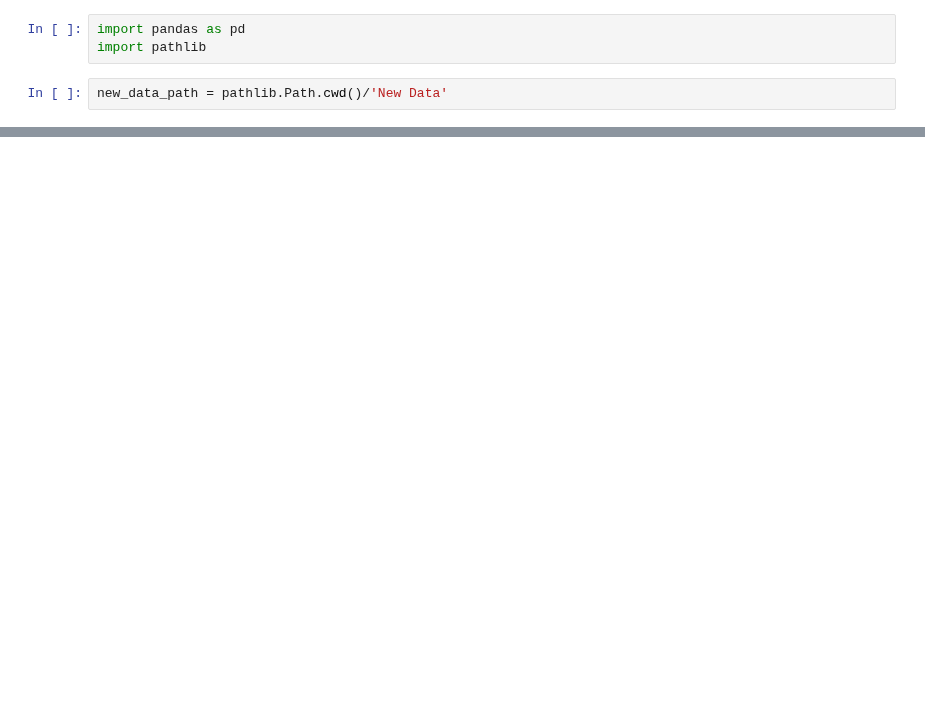
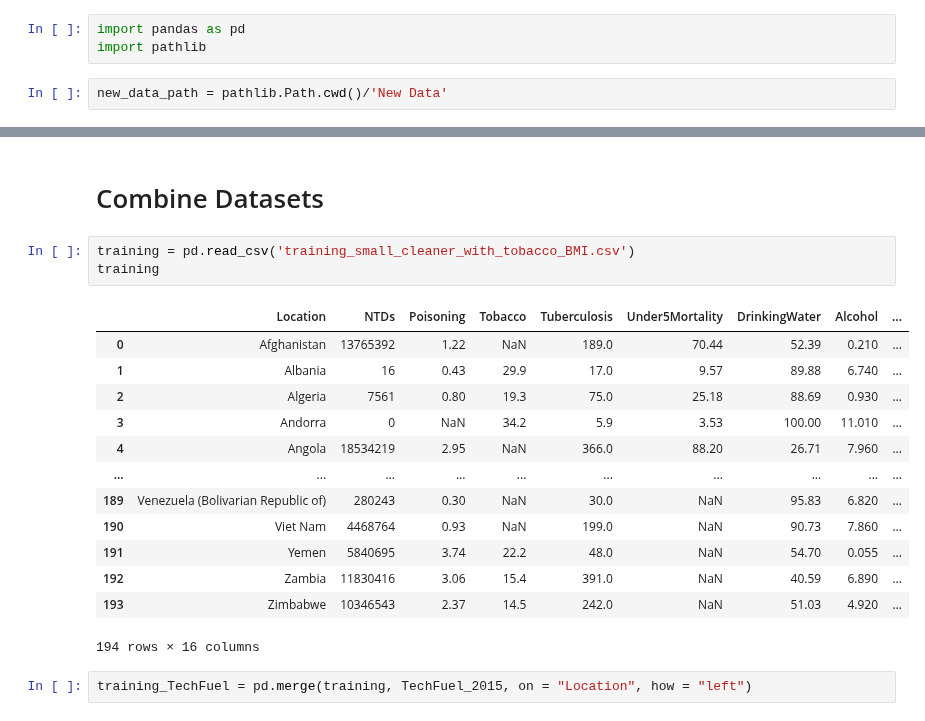
Before and after one commit to kwolf3/World_Health_Statistics_Project, a Jupyter notebook: Add Clean Fuel and Tech Data to Training Set.ipynb, the cells around one changed output, grey strips where cells are left out. Saved outputs shown, nothing was run; the diff lists cells and outputs as text; blank space fills up the shorter version.

Commit message:
Export new training set

```diff
--- a/Add Clean Fuel and Tech Data to Training Set.ipynb
+++ b/Add Clean Fuel and Tech Data to Training Set.ipynb
@@ -10,0 +58,21 @@ FileNotFoundError: [Errno 2] No such file or directory: '/Users/kerstinwolf/DS P
+# %% [markdown]
+# Combine Datasets
+# %%
+training = pd.read_csv('training_small_cleaner_with_tobacco_BMI.csv')
+training
+# %% [output]
+|  | Location | NTDs | Poisoning | Tobacco | Tuberculosis | Under5Mortality | DrinkingWater | Alcohol | ... |
+| 0 | Afghanistan | 13765392 | 1.22 | NaN | 189.0 | 70.44 | 52.39 | 0.210 | ... |
+| 1 | Albania | 16 | 0.43 | 29.9 | 17.0 | 9.57 | 89.88 | 6.740 | ... |
+| 2 | Algeria | 7561 | 0.80 | 19.3 | 75.0 | 25.18 | 88.69 | 0.930 | ... |
+| 3 | Andorra | 0 | NaN | 34.2 | 5.9 | 3.53 | 100.00 | 11.010 | ... |
+| 4 | Angola | 18534219 | 2.95 | NaN | 366.0 | 88.20 | 26.71 | 7.960 | ... |
+| ... | ... | ... | ... | ... | ... | ... | ... | ... | ... |
+| 189 | Venezuela (Bolivarian Republic of) | 280243 | 0.30 | NaN | 30.0 | NaN | 95.83 | 6.820 | ... |
+| 190 | Viet Nam | 4468764 | 0.93 | NaN | 199.0 | NaN | 90.73 | 7.860 | ... |
+| 191 | Yemen | 5840695 | 3.74 | 22.2 | 48.0 | NaN | 54.70 | 0.055 | ... |
+| 192 | Zambia | 11830416 | 3.06 | 15.4 | 391.0 | NaN | 40.59 | 6.890 | ... |
+| 193 | Zimbabwe | 10346543 | 2.37 | 14.5 | 242.0 | NaN | 51.03 | 4.920 | ... |
+194 rows × 16 columns
+# %%
+training_TechFuel = pd.merge(training, TechFuel_2015, on = "Location", how = "left")
```
Also changed, not shown: parts of 7 cells of this notebook, 1 other file.
